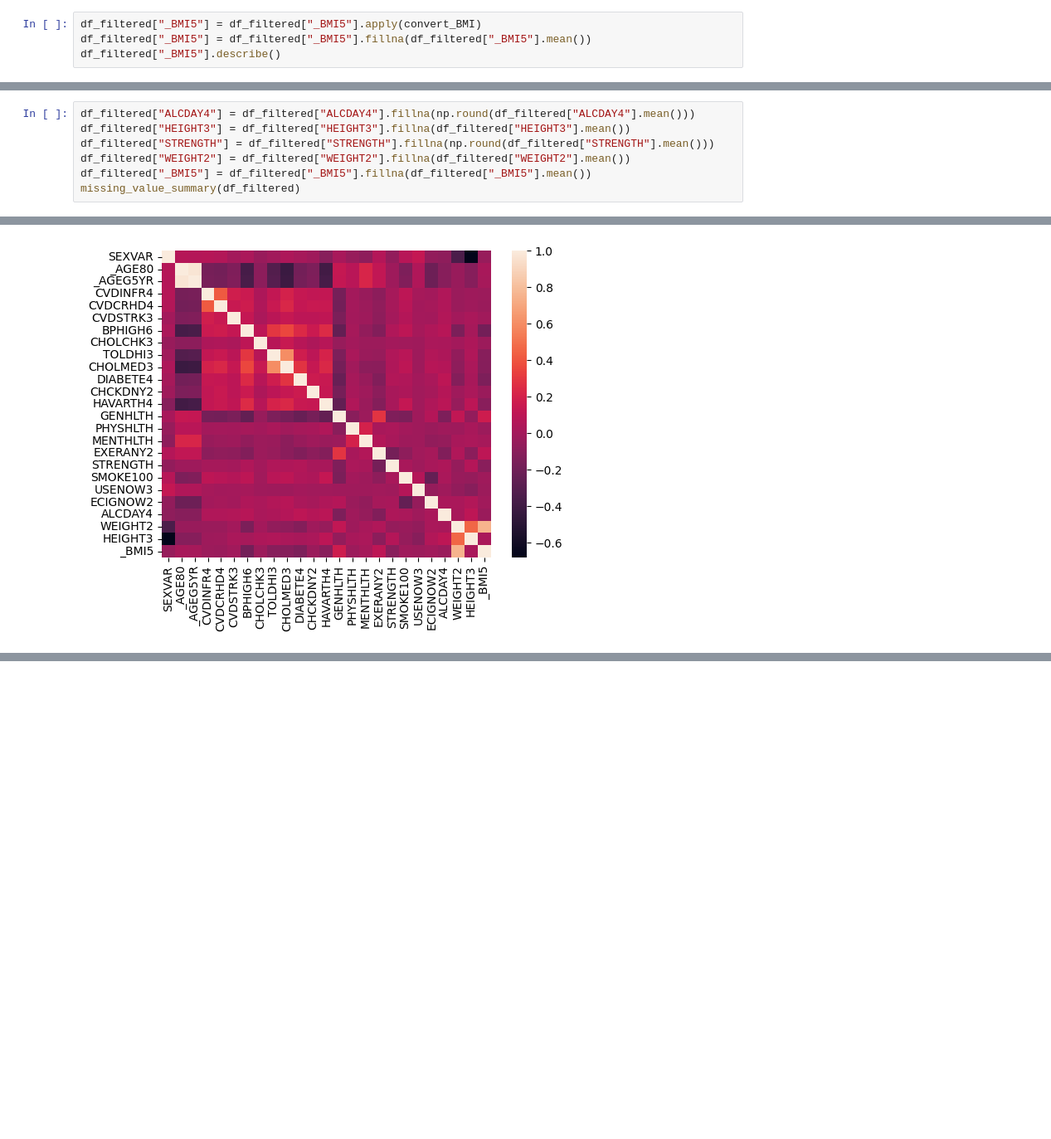
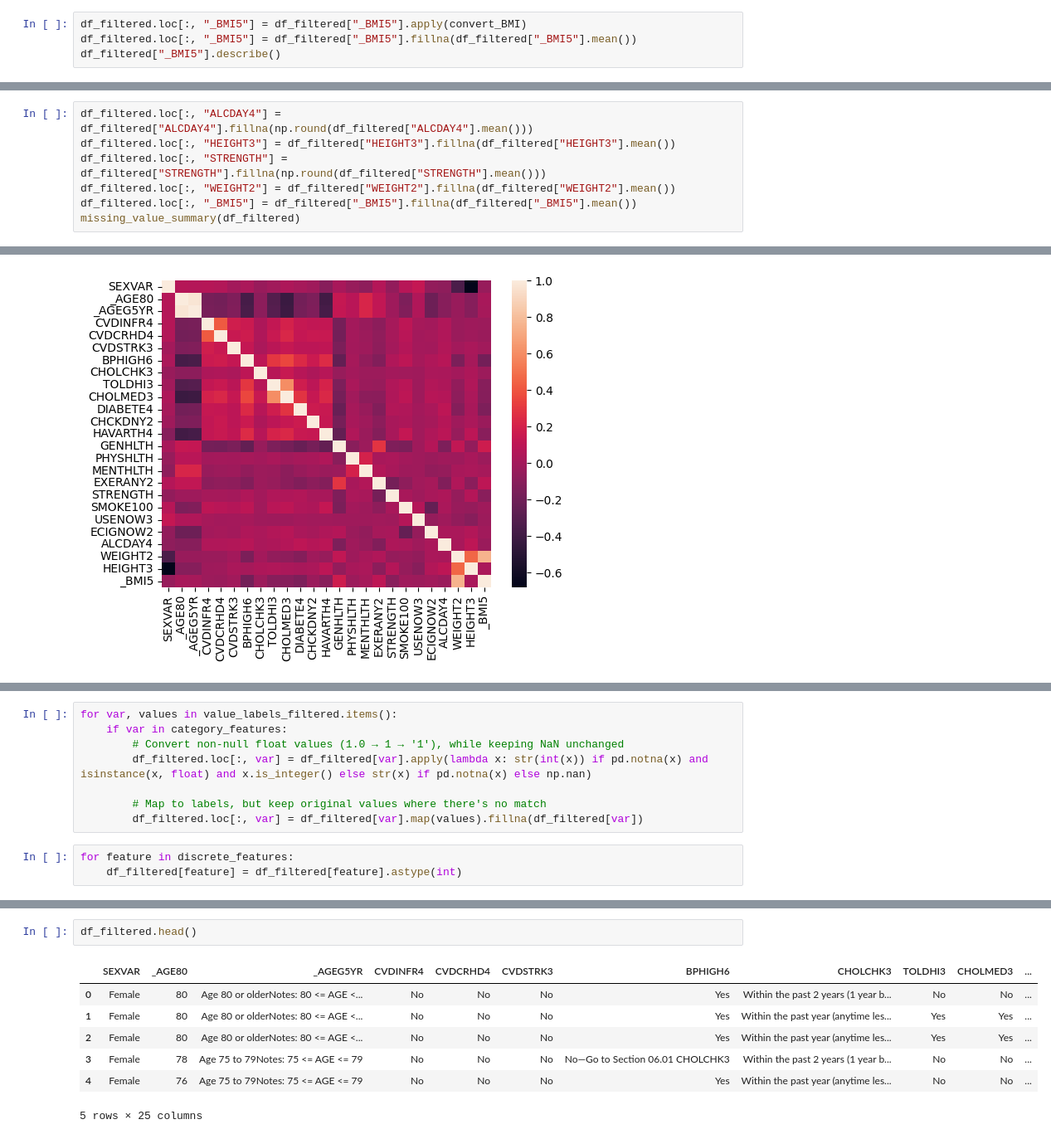
Before and after one commit to Huy1996/CMPE-257---Group-1, a Jupyter notebook: data_cleaning.ipynb, the cells around one changed output, grey strips where cells are left out. Shown: that part at 83% size. Saved outputs shown, nothing was run; the diff lists cells and outputs as text; blank space fills up the shorter version.

```diff
--- a/EDA.ipynb
+++ b/data_cleaning.ipynb
@@ -647,7 +590,7 @@ def convert_BMI(value):
             return np.nan
     return np.nan
 # %%
-df_filtered["_BMI5"] = df_filtered["_BMI5"].apply(convert_BMI)
-df_filtered["_BMI5"] = df_filtered["_BMI5"].fillna(df_filtered["_BMI5"].mean())
+df_filtered.loc[:, "_BMI5"] = df_filtered["_BMI5"].apply(convert_BMI)
+df_filtered.loc[:, "_BMI5"] = df_filtered["_BMI5"].fillna(df_filtered["_BMI5"].mean())
 df_filtered["_BMI5"].describe()
 # %% [output]
@@ -746,10 +662,10 @@ See the caveats in the documentation: https://pandas.pydata.org/pandas-docs/stab
 | SMOKE100 | 0 | 0.00 |
 | USENOW3 | 0 | 0.00 |
 # %%
-df_filtered["ALCDAY4"] = df_filtered["ALCDAY4"].fillna(np.round(df_filtered["ALCDAY4"].mean()))
-df_filtered["HEIGHT3"] = df_filtered["HEIGHT3"].fillna(df_filtered["HEIGHT3"].mean())
-df_filtered["STRENGTH"] = df_filtered["STRENGTH"].fillna(np.round(df_filtered["STRENGTH"].mean()))
-df_filtered["WEIGHT2"] = df_filtered["WEIGHT2"].fillna(df_filtered["WEIGHT2"].mean())
-df_filtered["_BMI5"] = df_filtered["_BMI5"].fillna(df_filtered["_BMI5"].mean())
+df_filtered.loc[:, "ALCDAY4"] = df_filtered["ALCDAY4"].fillna(np.round(df_filtered["ALCDAY4"].mean()))
+df_filtered.loc[:, "HEIGHT3"] = df_filtered["HEIGHT3"].fillna(df_filtered["HEIGHT3"].mean())
+df_filtered.loc[:, "STRENGTH"] = df_filtered["STRENGTH"].fillna(np.round(df_filtered["STRENGTH"].mean()))
+df_filtered.loc[:, "WEIGHT2"] = df_filtered["WEIGHT2"].fillna(df_filtered["WEIGHT2"].mean())
+df_filtered.loc[:, "_BMI5"] = df_filtered["_BMI5"].fillna(df_filtered["_BMI5"].mean())
 missing_value_summary(df_filtered)
 # %% [output]
@@ -803,0 +705,11 @@ sns.heatmap(df_filtered.corr())
+# %%
+for var, values in value_labels_filtered.items():
+    if var in category_features:
+        # Convert non-null float values (1.0 → 1 → '1'), while keeping NaN unchanged
+        df_filtered.loc[:, var] = df_filtered[var].apply(lambda x: str(int(x)) if pd.notna(x) and isinstance(x, float) and x.is_integer() else str(x) if pd.notna(x) else np.nan)
+
+        # Map to labels, but keep original values where there's no match
+        df_filtered.loc[:, var] = df_filtered[var].map(values).fillna(df_filtered[var])
+# %%
+for feature in discrete_features:
+    df_filtered[feature] = df_filtered[feature].astype(int)
@@ -804 +734,11 @@ sns.heatmap(df_filtered.corr())
+# %%
+df_filtered.head()
+# %% [output]
+|  | SEXVAR | _AGE80 | _AGEG5YR | CVDINFR4 | CVDCRHD4 | CVDSTRK3 | BPHIGH6 | CHOLCHK3 | TOLDHI3 | CHOLMED3 | ... |
+| 0 | Female | 80 | Age 80 or olderNotes: 80 <= AGE <... | No | No | No | Yes | Within the past 2 years (1 year b... | No | No | ... |
+| 1 | Female | 80 | Age 80 or olderNotes: 80 <= AGE <... | No | No | No | Yes | Within the past year (anytime les... | Yes | Yes | ... |
+| 2 | Female | 80 | Age 80 or olderNotes: 80 <= AGE <... | No | No | No | Yes | Within the past year (anytime les... | Yes | Yes | ... |
+| 3 | Female | 78 | Age 75 to 79Notes: 75 <= AGE <= 79 | No | No | No | No—Go to Section 06.01 CHOLCHK3 | Within the past 2 years (1 year b... | No | No | ... |
+| 4 | Female | 76 | Age 75 to 79Notes: 75 <= AGE <= 79 | No | No | No | Yes | Within the past year (anytime les... | No | No | ... |
+5 rows × 25 columns
 # %%
```
Also changed, not shown: parts of 20 cells of this notebook, 2 other files.
